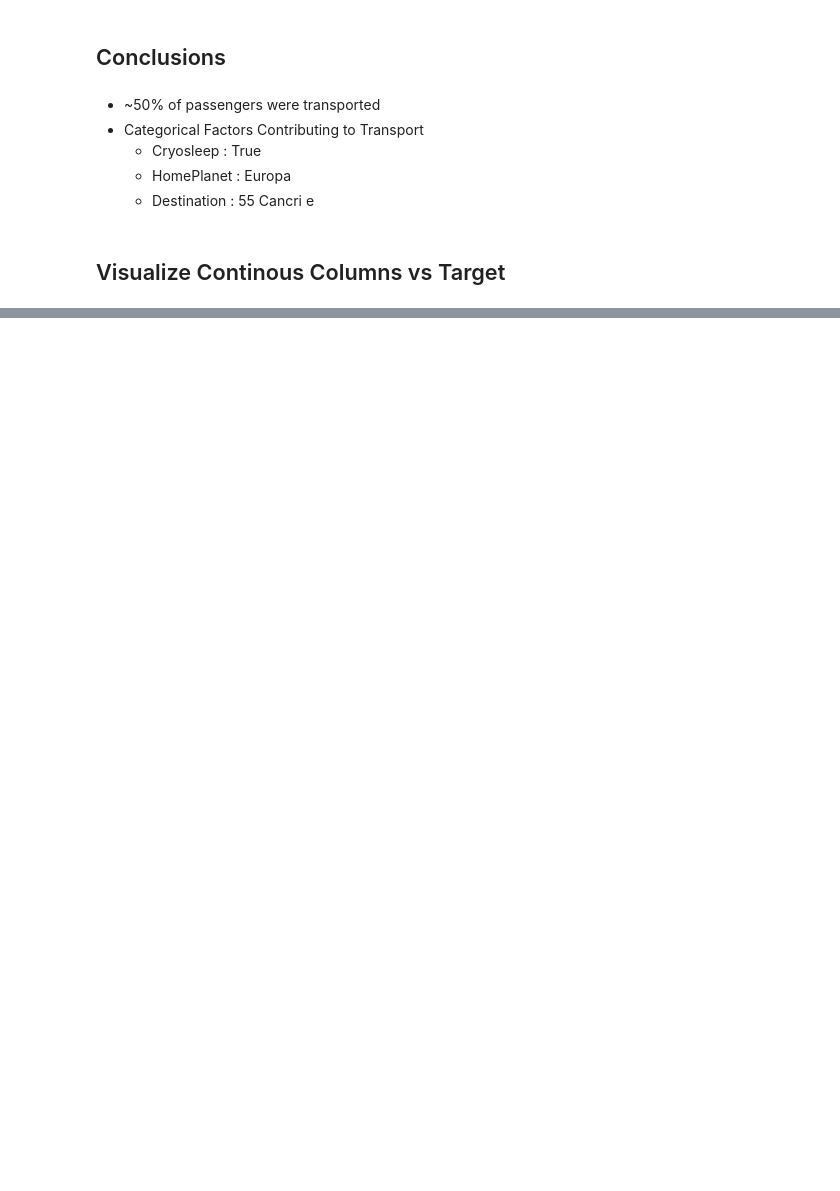
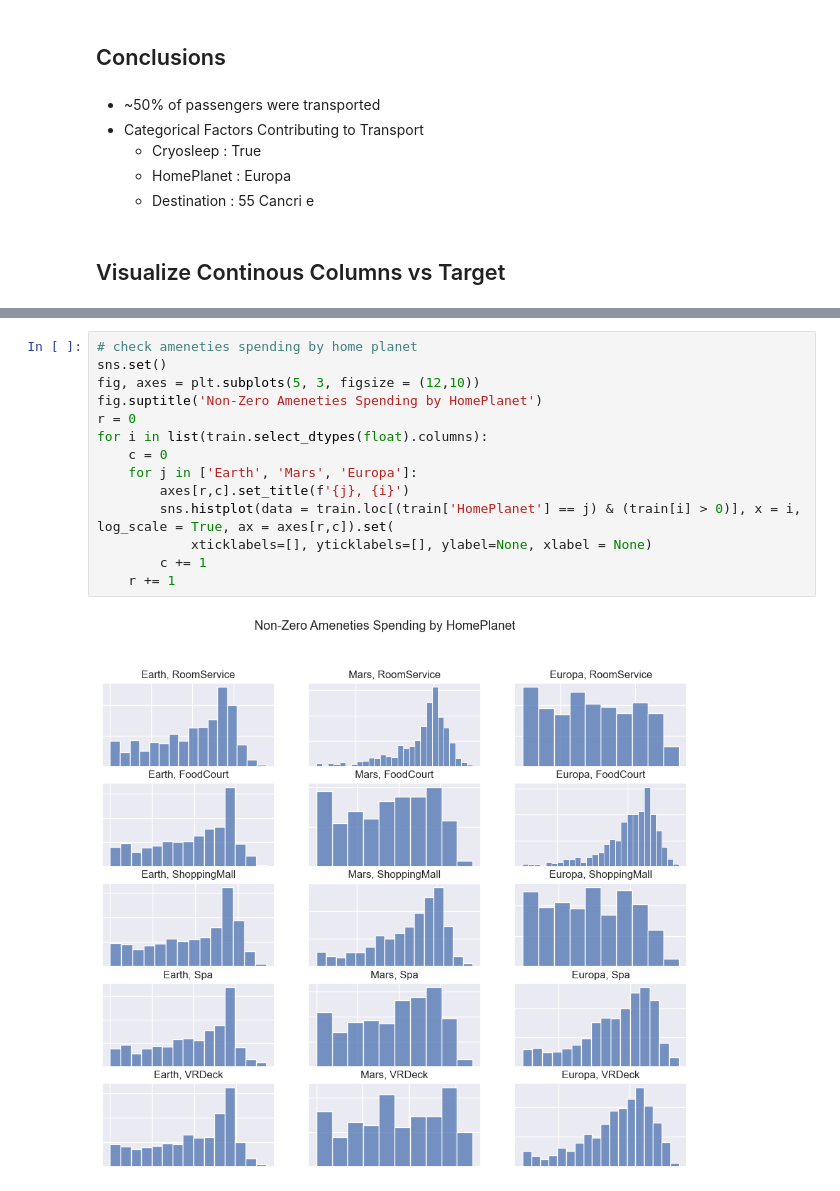
Before and after one commit to jmeisenh/SpaceTitanic, a Jupyter notebook: SST Submission.ipynb, the cells around one changed output, grey strips where cells are left out. Saved outputs shown, nothing was run; the diff lists cells and outputs as text; blank space fills up the shorter version.

```diff
--- a/SST Submission.ipynb
+++ b/SST Submission.ipynb
@@ -148,0 +219,16 @@ for i in ameneties.columns:
+# %%
+# check ameneties spending by home planet
+sns.set()
+fig, axes = plt.subplots(5, 3, figsize = (12,10))
+fig.suptitle('Non-Zero Ameneties Spending by HomePlanet')
+r = 0
+for i in list(train.select_dtypes(float).columns):
+    c = 0
+    for j in ['Earth', 'Mars', 'Europa']:
+        axes[r,c].set_title(f'{j}, {i}')
+        sns.histplot(data = train.loc[(train['HomePlanet'] == j) & (train[i] > 0)], x = i, log_scale = True, ax = axes[r,c]).set(
+            xticklabels=[], yticklabels=[], ylabel=None, xlabel = None)
+        c += 1
+    r += 1
+# %% [output]
+[figure, added]
```
Also changed, not shown: parts of 67 cells of this notebook, 1 other file.
